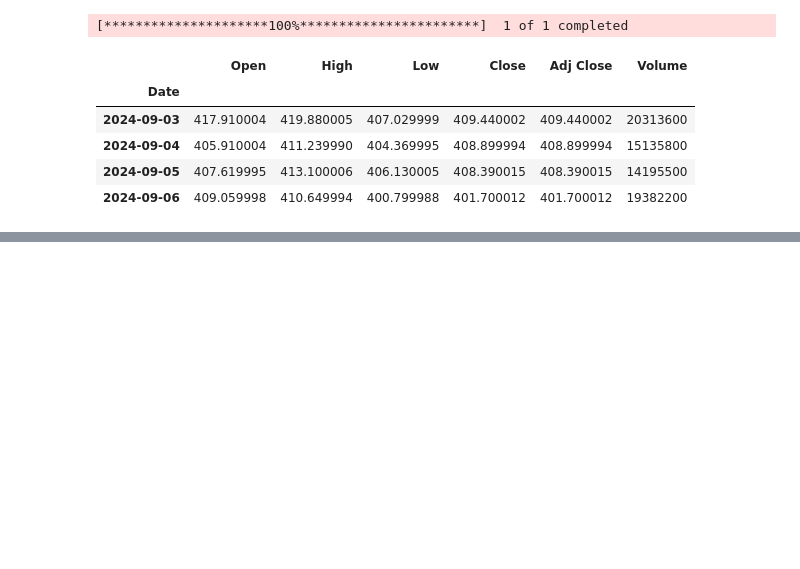
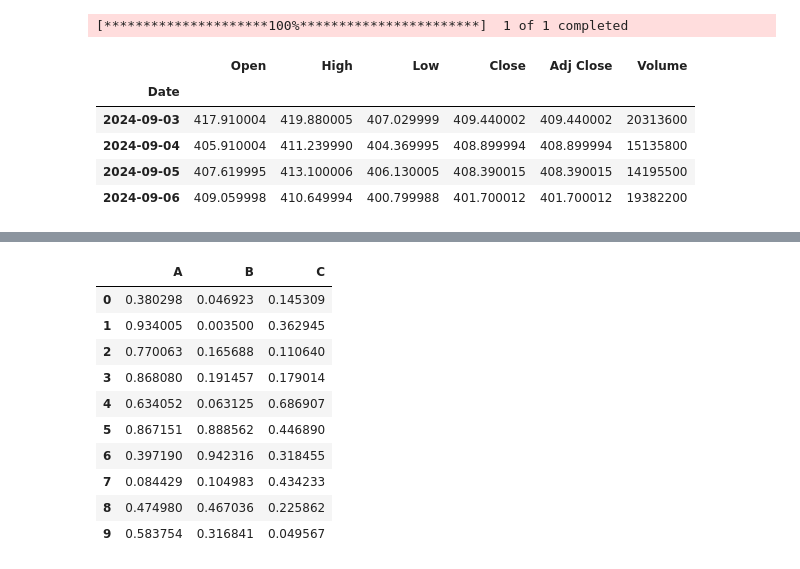
Before and after one commit to nestorap/sotck_app, a Jupyter notebook: notebooks/pruebas.ipynb, the cells around one changed output, grey strips where cells are left out. Cells and saved outputs as stored; diff of their text form; code cells hidden in the pictures; blank space fills up the shorter version.

```diff
--- a/notebooks/pruebas.ipynb
+++ b/notebooks/pruebas.ipynb
@@ -69,0 +140,9 @@ df
+# %%
+import matplotlib.pyplot as plt
+# Crear un DataFrame de ejemplo
+data = {
+    'A': np.random.rand(10),
+    'B': np.random.rand(10),
+    'C': np.random.rand(10)
+}
+df = pd.DataFrame(data)
@@ -69,0 +151,20 @@ df
+# %%
+# Aplicar una escala de colores con parámetros adicionales
+styled_df = df.style.background_gradient(
+    cmap='coolwarm'
+)
+
+# Mostrar el DataFrame estilizado en Jupyter Notebook (o en un entorno similar)
+styled_df
+# %% [output]
+|  | A | B | C |
+| 0 | 0.380298 | 0.046923 | 0.145309 |
+| 1 | 0.934005 | 0.003500 | 0.362945 |
+| 2 | 0.770063 | 0.165688 | 0.110640 |
+| 3 | 0.868080 | 0.191457 | 0.179014 |
+| 4 | 0.634052 | 0.063125 | 0.686907 |
+| 5 | 0.867151 | 0.888562 | 0.446890 |
+| 6 | 0.397190 | 0.942316 | 0.318455 |
+| 7 | 0.084429 | 0.104983 | 0.434233 |
+| 8 | 0.474980 | 0.467036 | 0.225862 |
+| 9 | 0.583754 | 0.316841 | 0.049567 |
```
Also changed, not shown: parts of 7 cells of this notebook, 1 other file.
